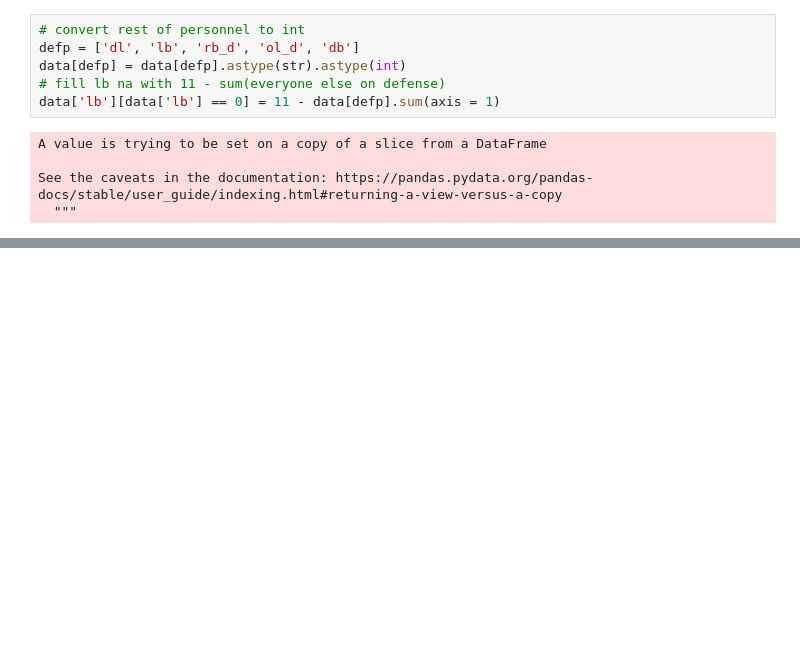
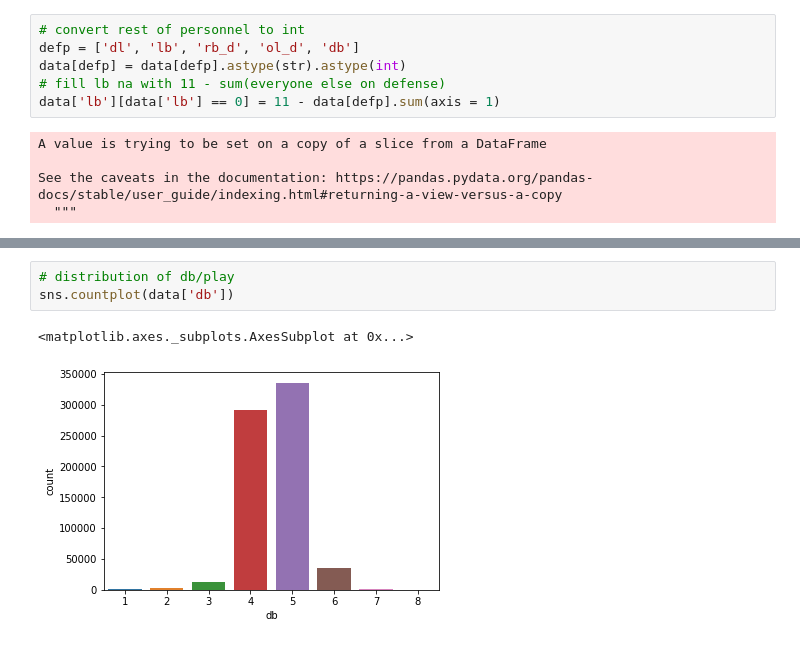
Before and after one commit to MaloneyJason/Rush-Yards, a Jupyter notebook: Yard Prediction Exploration.ipynb, the cells around one changed output, grey strips where cells are left out. Cells and saved outputs as stored; diff of their text form; blank space fills up the shorter version.

```diff
--- a/Yard Prediction Exploration.ipynb
+++ b/Yard Prediction Exploration.ipynb
@@ -321,0 +303,6 @@ See the caveats in the documentation: https://pandas.pydata.org/pandas-docs/stab
+# %%
+# distribution of db/play
+sns.countplot(data['db'])
+# %% [output]
+<matplotlib.axes._subplots.AxesSubplot at 0x...>
+[figure, added]
```
Also changed, not shown: parts of 19 cells of this notebook.
